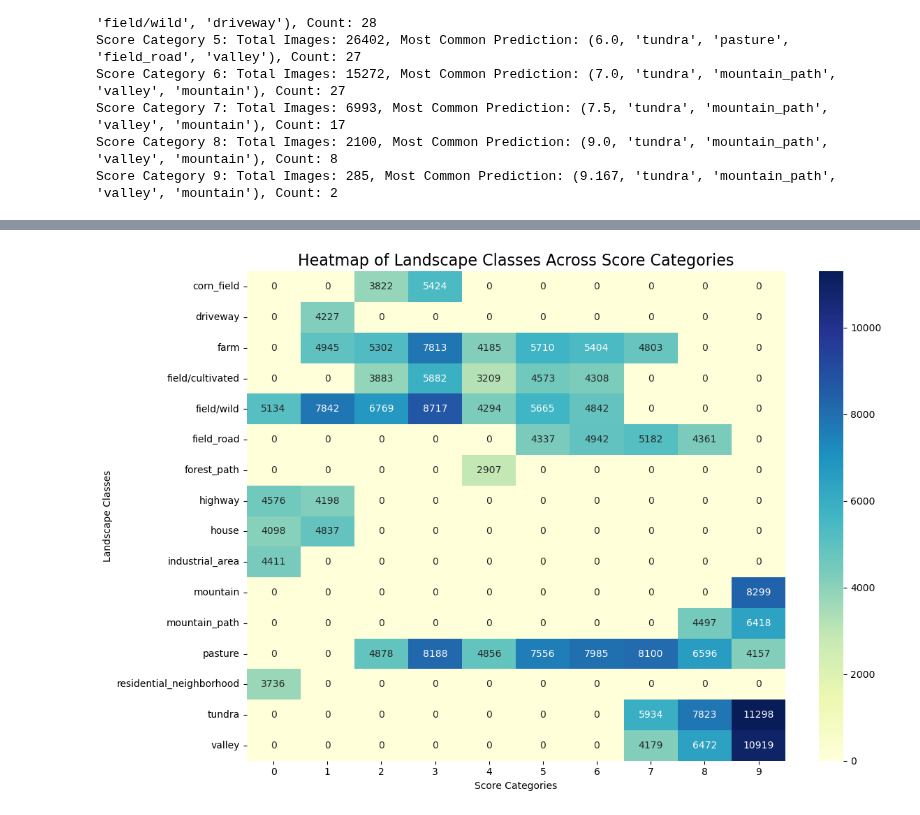
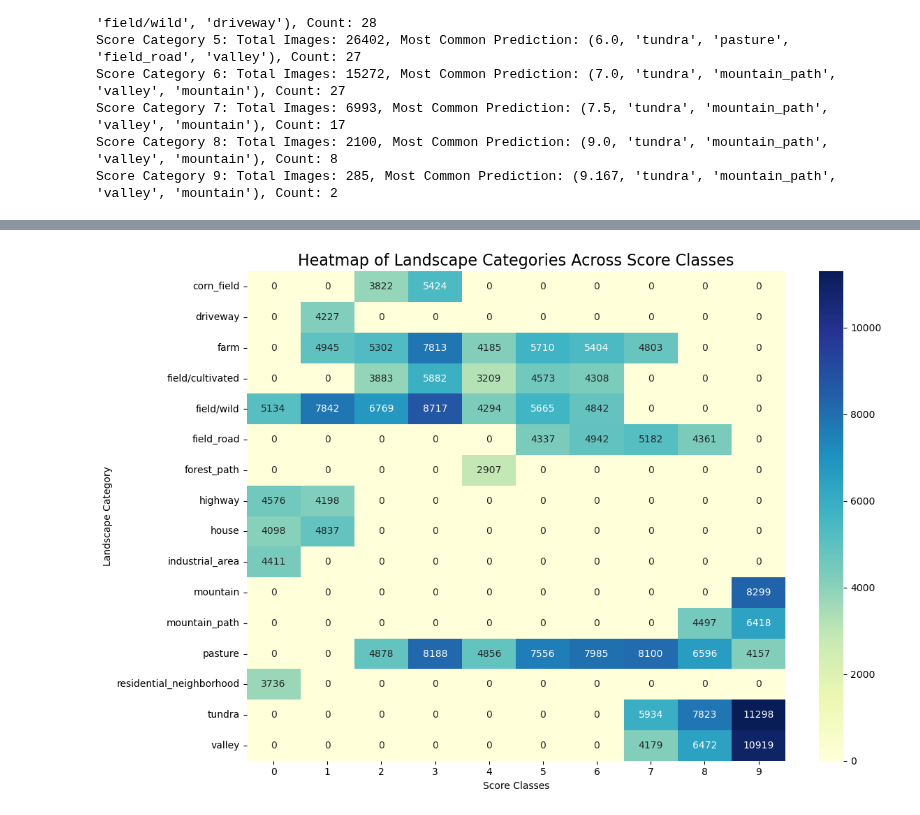
Before and after one commit to COrtsJosep/landscape-aesthetics, a Jupyter notebook: src/models/Analysis_of_Image_Types_SoN.ipynb, the cells around one changed output, grey strips where cells are left out. Cells and saved outputs as stored; diff of their text form; code cells hidden in the pictures.

```diff
--- a/src/models/Analysis_of_Image_Types_SoN.ipynb
+++ b/src/models/Analysis_of_Image_Types_SoN.ipynb
@@ -119,19 +119,19 @@ for category, most_common_classes in top5_common_classes_by_category.items():
     for landscape_class, count in most_common_classes:
         data.append([category, landscape_class, count])
 
-df = pd.DataFrame(data, columns=['Score Category', 'Landscape Class', 'Count'])
+df = pd.DataFrame(data, columns=['Score Class', 'Landscape Category', 'Count'])
 
 # Pivot the data to get Landscape Classes as columns
-pivot_df = df.pivot(index='Score Category', columns='Landscape Class', values='Count').fillna(0)
+pivot_df = df.pivot(index='Score Class', columns='Landscape Category', values='Count').fillna(0)
 
 # Plot a stacked bar chart
 pivot_df.plot(kind='bar', stacked=True, figsize=(12, 8), colormap='tab20')
 
 # Add titles and labels
-plt.title('Top 5 Most Common Landscape Classes Across Score Categories', fontsize=16)
-plt.xlabel('Score Categories')
+plt.title('Top 5 Most Common Landscape Categories Across Score Classes', fontsize=16)
+plt.xlabel('Score Classes')
 plt.ylabel('Count')
-plt.legend(title='Landscape Classes', bbox_to_anchor=(1.05, 1), loc='upper left')
+plt.legend(title='Landscape Category', bbox_to_anchor=(1.05, 1), loc='upper left')
 plt.tight_layout()
 plt.savefig("/home/ubuntu/landscape-aesthetics/reports/figures/common_landscape_classes_Equal_Distribution.jpg")
 plt.show()
@@ -140,22 +140,22 @@ plt.show()
 # %%
 # 假设 df 是一个包含风景种类、评分类别和计数的 DataFrame
 # 确保 df 包含三列: 'Landscape Class', 'Score Category', 'Count'
-
+import seaborn as sns
 # Prepare the data for the heatmap
-heatmap_data = df.pivot(index='Landscape Class', columns='Score Category', values='Count').fillna(0)
+heatmap_data = df.pivot(index='Landscape Category', columns='Score Class', values='Count').fillna(0)
 
 # Plot a heatmap
 plt.figure(figsize=(12, 8))
 sns.heatmap(heatmap_data, cmap="YlGnBu", annot=True, fmt="g")
 
 # Add title and labels
-plt.title('Heatmap of Landscape Classes Across Score Categories', fontsize=16)
-plt.xlabel('Score Categories')
-plt.ylabel('Landscape Classes')
+plt.title('Heatmap of Landscape Categories Across Score Classes', fontsize=16)
+plt.xlabel('Score Classes')
+plt.ylabel('Landscape Category')
 plt.tight_layout()
 
 # Show the plot
 plt.savefig("/home/ubuntu/landscape-aesthetics/reports/figures/common_landscape_classes_equal_distribution_heatmap.jpg")
 plt.show()
 # %% [output]
-[figure, old version]
+[figure, new version]
```
Also changed, not shown: parts of 2 cells of this notebook, 1 other file.
